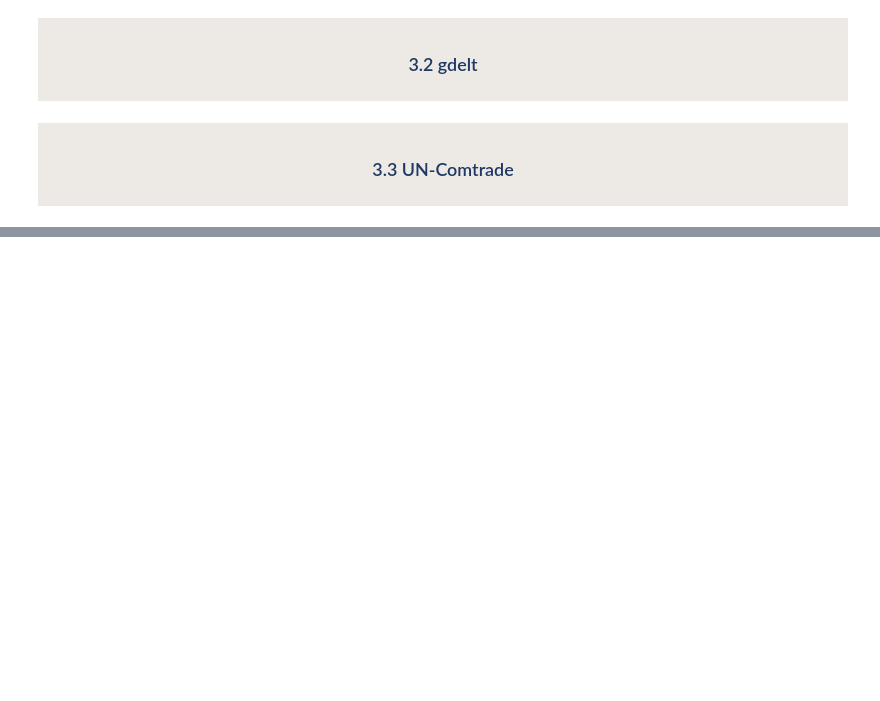
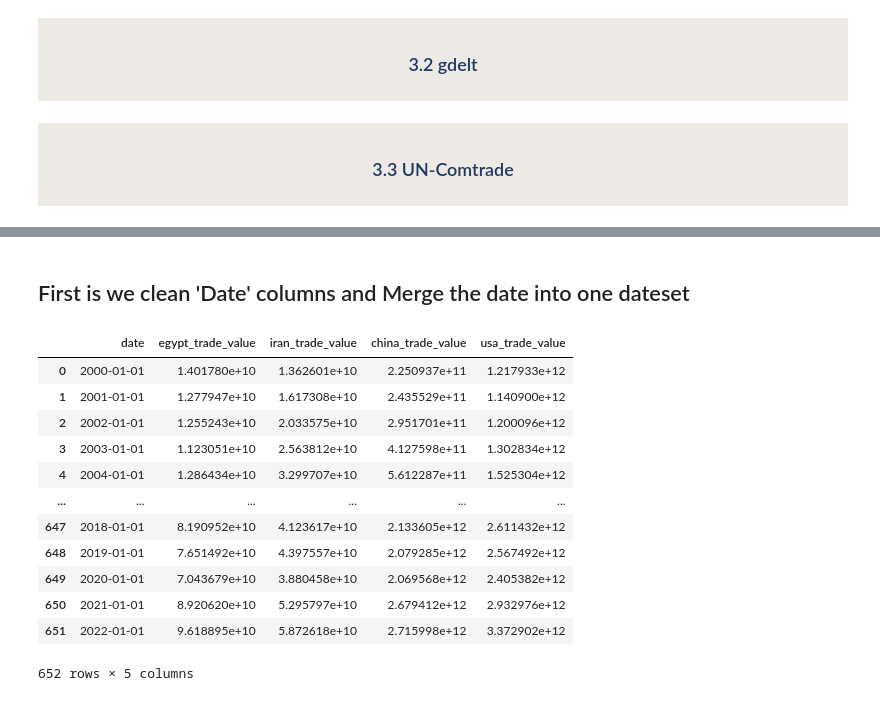
Before and after one commit to abdallahh07/global-trade-disruption-prediction, a Jupyter notebook: research.ipynb, the cells around one changed output, grey strips where cells are left out. Drawn from its saved outputs; the diff is of its cells as text; code cells hidden in the pictures; blank space fills up the shorter version.

```diff
--- a/research.ipynb
+++ b/research.ipynb
@@ -288,0 +336,2 @@ comtrade
+# %% [markdown]
+## First is we clean 'Date' columns and Merge the date into one dateset
@@ -288,0 +344,16 @@ comtrade
+# %%
+comtrade
+# %% [output]
+|  | date | egypt_trade_value | iran_trade_value | china_trade_value | usa_trade_value |
+| 0 | 2000-01-01 | 1.401780e+10 | 1.362601e+10 | 2.250937e+11 | 1.217933e+12 |
+| 1 | 2001-01-01 | 1.277947e+10 | 1.617308e+10 | 2.435529e+11 | 1.140900e+12 |
+| 2 | 2002-01-01 | 1.255243e+10 | 2.033575e+10 | 2.951701e+11 | 1.200096e+12 |
+| 3 | 2003-01-01 | 1.123051e+10 | 2.563812e+10 | 4.127598e+11 | 1.302834e+12 |
+| 4 | 2004-01-01 | 1.286434e+10 | 3.299707e+10 | 5.612287e+11 | 1.525304e+12 |
+| ... | ... | ... | ... | ... | ... |
+| 647 | 2018-01-01 | 8.190952e+10 | 4.123617e+10 | 2.133605e+12 | 2.611432e+12 |
+| 648 | 2019-01-01 | 7.651492e+10 | 4.397557e+10 | 2.079285e+12 | 2.567492e+12 |
+| 649 | 2020-01-01 | 7.043679e+10 | 3.880458e+10 | 2.069568e+12 | 2.405382e+12 |
+| 650 | 2021-01-01 | 8.920620e+10 | 5.295797e+10 | 2.679412e+12 | 2.932976e+12 |
+| 651 | 2022-01-01 | 9.618895e+10 | 5.872618e+10 | 2.715998e+12 | 3.372902e+12 |
+652 rows × 5 columns
```
Also changed, not shown: parts of 20 cells of this notebook, 9 other files.
